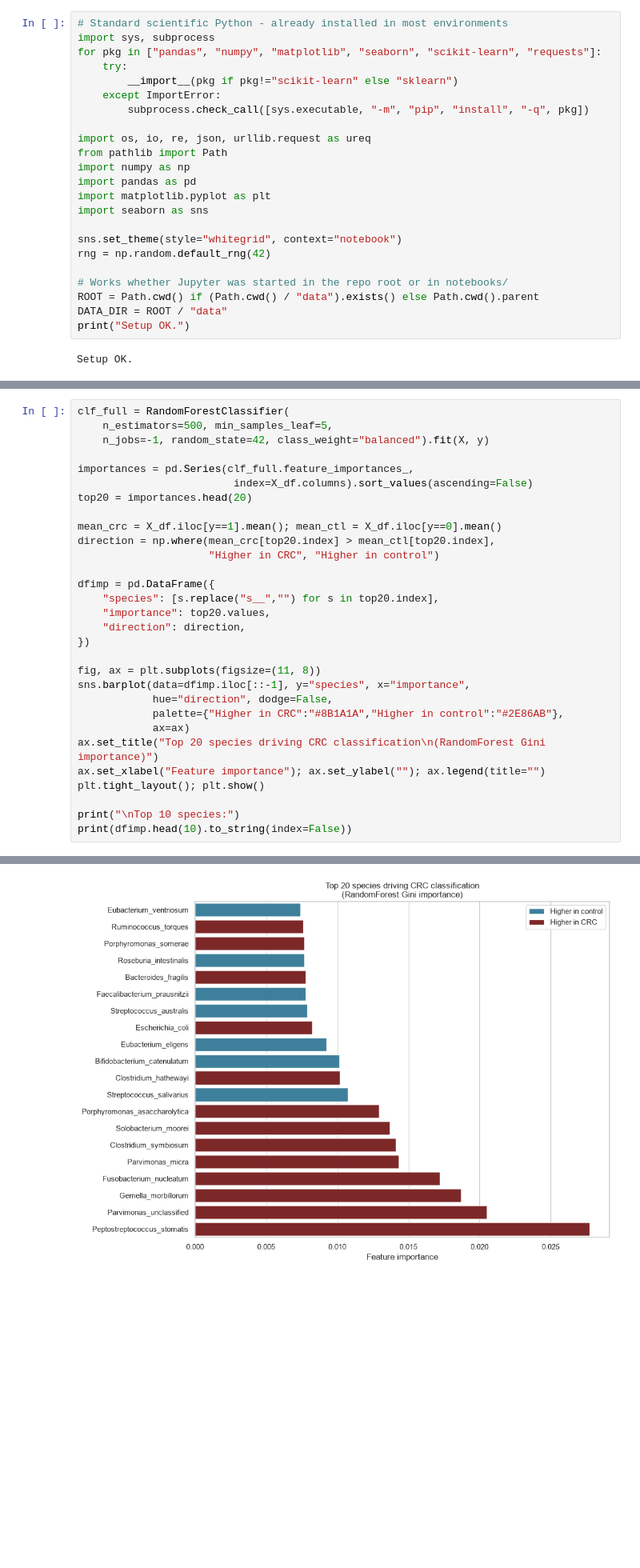
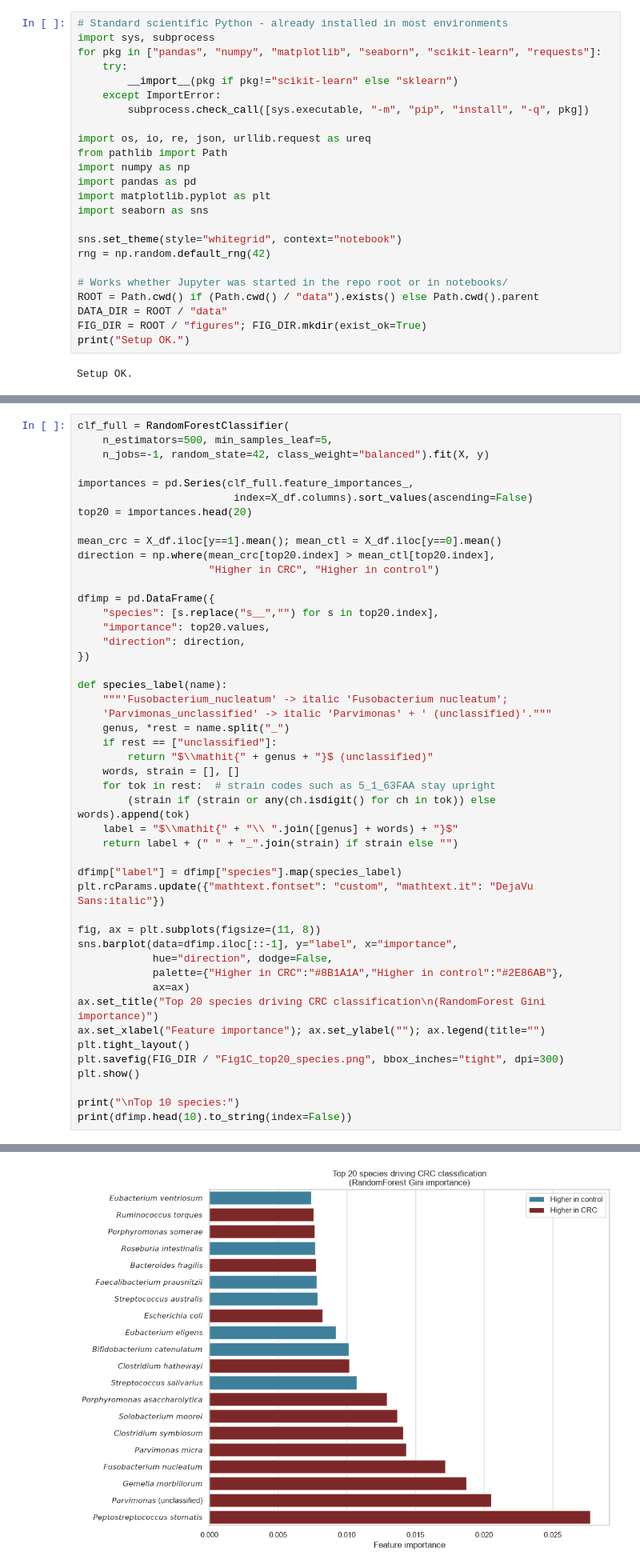
Before and after one commit to Rion1210/crc-liquid-biopsy, a Jupyter notebook: notebooks/CRC_RealData.ipynb, the cells around one changed output, grey strips where cells are left out. Shown at 80% size. Drawn from its saved outputs; the diff is of its cells as text; blank space fills up the shorter version.

```diff
--- a/notebooks/CRC_RealData.ipynb
+++ b/notebooks/CRC_RealData.ipynb
@@ -49,6 +49,7 @@ rng = np.random.default_rng(42)
 # Works whether Jupyter was started in the repo root or in notebooks/
 ROOT = Path.cwd() if (Path.cwd() / "data").exists() else Path.cwd().parent
 DATA_DIR = ROOT / "data"
+FIG_DIR = ROOT / "figures"; FIG_DIR.mkdir(exist_ok=True)
 print("Setup OK.")
 # %% [output]
 Setup OK.
@@ -332,14 +332,31 @@ dfimp = pd.DataFrame({
     "direction": direction,
 })
 
+def species_label(name):
+    """'Fusobacterium_nucleatum' -> italic 'Fusobacterium nucleatum';
+    'Parvimonas_unclassified' -> italic 'Parvimonas' + ' (unclassified)'."""
+    genus, *rest = name.split("_")
+    if rest == ["unclassified"]:
+        return "$\\mathit{" + genus + "}$ (unclassified)"
+    words, strain = [], []
+    for tok in rest:  # strain codes such as 5_1_63FAA stay upright
+        (strain if (strain or any(ch.isdigit() for ch in tok)) else words).append(tok)
+    label = "$\\mathit{" + "\\ ".join([genus] + words) + "}$"
+    return label + (" " + "_".join(strain) if strain else "")
+
+dfimp["label"] = dfimp["species"].map(species_label)
+plt.rcParams.update({"mathtext.fontset": "custom", "mathtext.it": "DejaVu Sans:italic"})
+
 fig, ax = plt.subplots(figsize=(11, 8))
-sns.barplot(data=dfimp.iloc[::-1], y="species", x="importance",
+sns.barplot(data=dfimp.iloc[::-1], y="label", x="importance",
             hue="direction", dodge=False,
             palette={"Higher in CRC":"#8B1A1A","Higher in control":"#2E86AB"},
             ax=ax)
 ax.set_title("Top 20 species driving CRC classification\n(RandomForest Gini importance)")
 ax.set_xlabel("Feature importance"); ax.set_ylabel(""); ax.legend(title="")
-plt.tight_layout(); plt.show()
+plt.tight_layout()
+plt.savefig(FIG_DIR / "Fig1C_top20_species.png", bbox_inches="tight", dpi=300)
+plt.show()
 
 print("\nTop 10 species:")
 print(dfimp.head(10).to_string(index=False))
@@ -347 +365 @@ print(dfimp.head(10).to_string(index=False))
-[figure, old version]
+[figure, new version]
```
Also changed, not shown: parts of 6 cells of this notebook, 7 other files.
